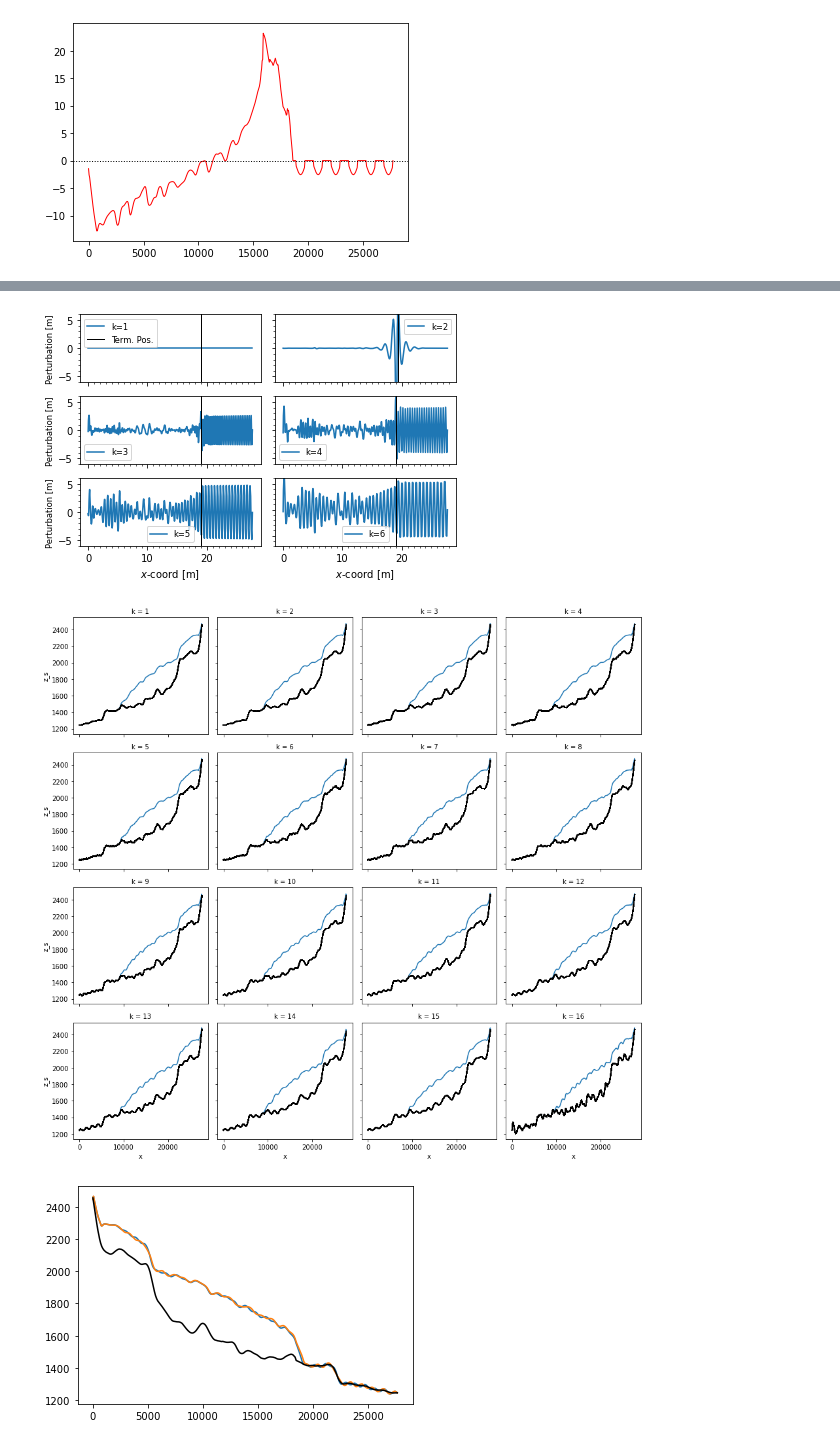
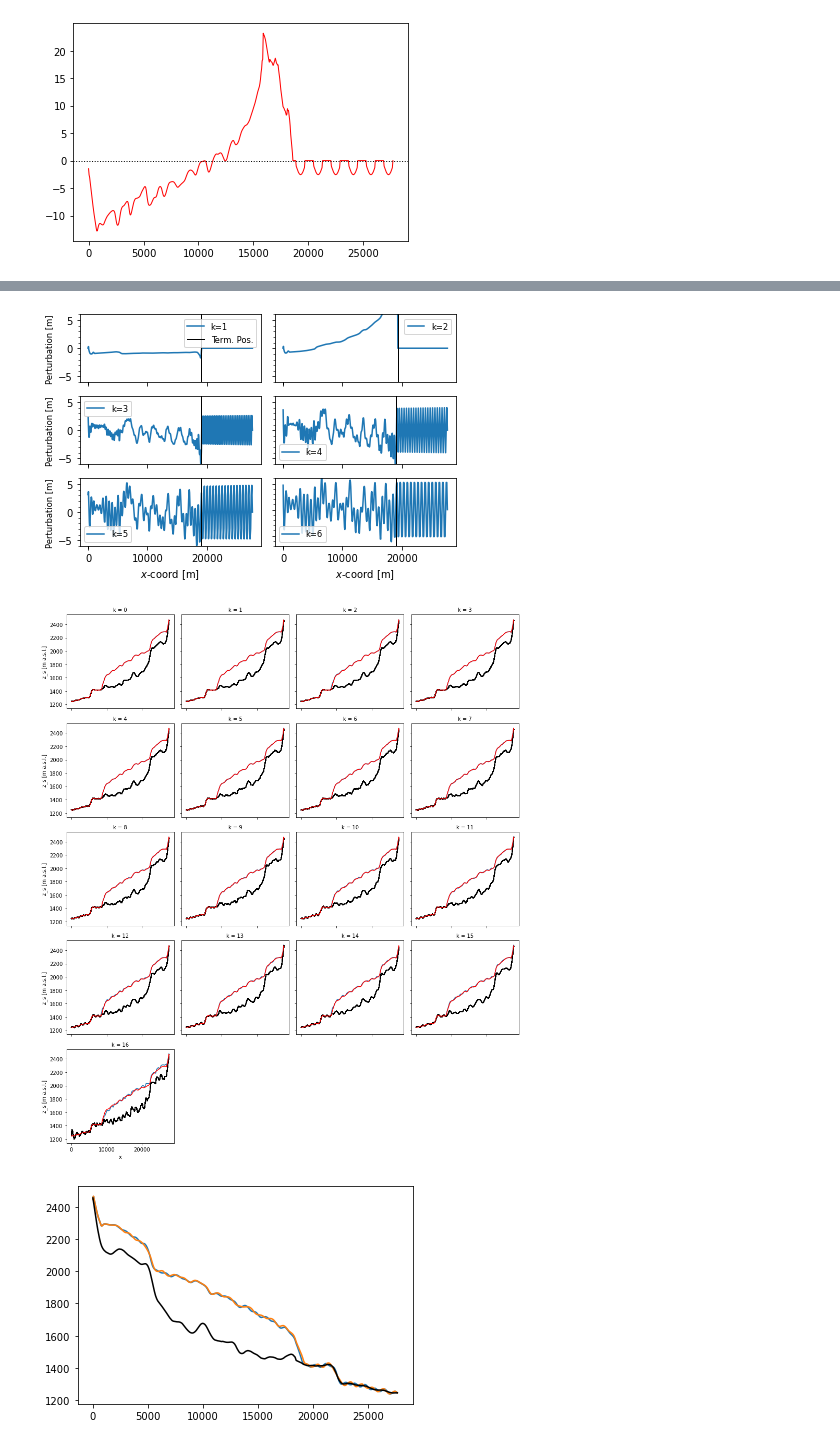
Before and after one commit to andrewdnolan/Harmonic_Beds, a Jupyter notebook: elmer/Notebooks/04.NS_postprocessing.ipynb, the cells around one changed output, grey strips where cells are left out. Saved outputs shown, nothing was run; the diff lists cells and outputs as text; code cells hidden in the pictures.

```diff
--- a/elmer/Notebooks/04.NS_postprocessing.ipynb
+++ b/elmer/Notebooks/04.NS_postprocessing.ipynb
@@ -16,7 +16,7 @@ import matplotlib.colors as mcolors
 
 plt.rcParams['text.usetex'] = False
 # %%
-bed  = xr.load_dataset('../Synthetic/farinotti_corrected/dx50/exp_01_elevation_dependent/hdf5/LK_PRE_2000a_dt_1_dx_50_MB_1.90_OFF.nc').isel(t=0).z_s
+bed  = xr.load_dataset('../Synthetic/exp_01_elevation_dependent/hdf5/LK_PRE_2000a_dt_1_dx_50_MB_1.90_OFF.nc').isel(t=0).z_s
 test = xr.load_dataset("/Users/andrewnolan/OneDrive - Simon Fraser University (1sfu)/Harmonic_Beds_DataShare/R_0.01/pseudo_k_01-15_10a_dt_0.1_dx_50_mb_1.96_off.nc")
 test["H"] = test.z_s - test.z_b
 # %%
@@ -76,14 +76,14 @@ plt.axhline(0.0, c='k', ls=':', lw=1.0)
 # %%
 fp      = '/Users/andrewnolan/OneDrive - Simon Fraser University (1sfu)/Harmonic_Beds_DataShare/R_0.01/*'
 files   = sorted(glob.glob(fp))
-files.append(files.pop(0))
+files.append(files.pop(1))
 
 xarrays = []
 for file in files:
     xarrays.append(xr.open_dataset(file))
 
 mf_dataset = xr.concat(xarrays,
-                       pd.Index(np.arange(1,17), name='k'))
+                       pd.Index(np.arange(0,17), name='k'))
 # %%
 string = """\
 WARNING:
@@ -118,4 +117,4 @@ def smooth(x):
 
     return signal.sosfiltfilt(sos, x)
 
-smoothed = mf_dataset.z_s.where(mf_dataset.z_s - mf_dataset.z_b < 10., 0).isel(t=-1).groupby("k").map(smooth)
+smoothed = mf_dataset.z_s.isel(t=-1).groupby("k").map(smooth)
@@ -122,15 +126,20 @@ smoothed = mf_dataset.z_s.where(mf_dataset.z_s - mf_dataset.z_b < 10., 0).isel(t
 # %%
 fig, axes = plt.subplots(3,2, sharex=True, sharey=True)
 
-pert     = (np.apply_along_axis(smooth, 1, z_s[:,:,-1]) - z_s[:,:,-1])
-term_loc = ((z_s[:,:,-1] - z_b[:,:,-1]) != 0).argmax(axis=1)
+# pert     = (np.apply_along_axis(smooth, 1, z_s[:,:,-1]) - z_s[:,:,-1])
+bed_pert   = smooth( z_s[0,:,-1])
+# term_loc = ((z_s[:,:,-1] - z_b[:,:,-1]) != 0).argmax(axis=1)
 
 for i, ax in enumerate(axes.ravel()):
-    ax.plot(x[::-1], pert[i,:] - pert[0,:], label='k={}'.format(i+1))
+    #ax.plot(x[::-1], pert[i+1,:] - pert[0,:], label='k={}'.format(i+1))
+
+    pert = (mf_dataset.isel(k=i+1,t=-1).z_s - mf_dataset.isel(k=0,t=-1).z_s)
+    ax.plot(mf_dataset.x[::-1], pert, label='k={}'.format(i+1))
+
     if i == 0:
-        ax.axvline(x[::-1][term_loc[i]], label='Term. Pos.', ls='-', color='k', lw=1.0)
+        ax.axvline(mf_dataset.x[::-1][term_loc[i+1]], label='Term. Pos.', ls='-', color='k', lw=1.0)
     else:
-        ax.axvline(x[::-1][term_loc[i]], ls='-', color='k', lw=1.0)
+        ax.axvline(mf_dataset.x[::-1][term_loc[i+1]], ls='-', color='k', lw=1.0)
     ax.legend(fontsize='small')
 
     if i % 2 == 0:
@@ -146,19 +155,20 @@ axes[-1,-1].set_xticks(np.arange(0, 29, 1), minor=True);
 plt.tight_layout()
 plt.savefig('/Users/andrewnolan/Desktop/pert.png', dpi=400, bbox_inches='tight', facecolor='w')
 # %% [output]
-[figure, old version]
+[figure, new version]
 # %%
-simple_line = mf_dataset.z_s.mean('t').plot(
+simple_line = mf_dataset.z_s.isel(t=-1).plot(
     x="x", hue="k", col="k", col_wrap=4
 )
 
-for i, ax in enumerate(simple_line.axes.flat):
-    ax.plot(mf_dataset.x, mf_dataset.isel(k=i).z_b, color='k')
-    #ax.plot(smoothed.x, smoothed.isel(k=i), color='r')
+for i, ax in enumerate(simple_line.axes.ravel()):
+    if i < len(mf_dataset.k):
+        ax.plot(mf_dataset.x, mf_dataset.isel(k=i).z_b, color='k')
+        ax.plot(smoothed.x,   mf_dataset.isel(k=0, t=-1).z_s, color='r')
 
 plt.savefig('/Users/andrewnolan/Desktop/smoothed_z_s_mean.png', dpi=400, bbox_inches='tight', facecolor='w')
 # %% [output]
-[figure, old version]
+[figure, new version]
 # %%
 plt.plot(mf_dataset.x[::-1], mf_dataset.isel(k=8, t=-1).z_s)
 plt.plot(mf_dataset.x[::-1], mf_dataset.isel(k=9, t=-1).z_s)
```
Also changed, not shown: parts of 5 cells of this notebook, 12 other files.
